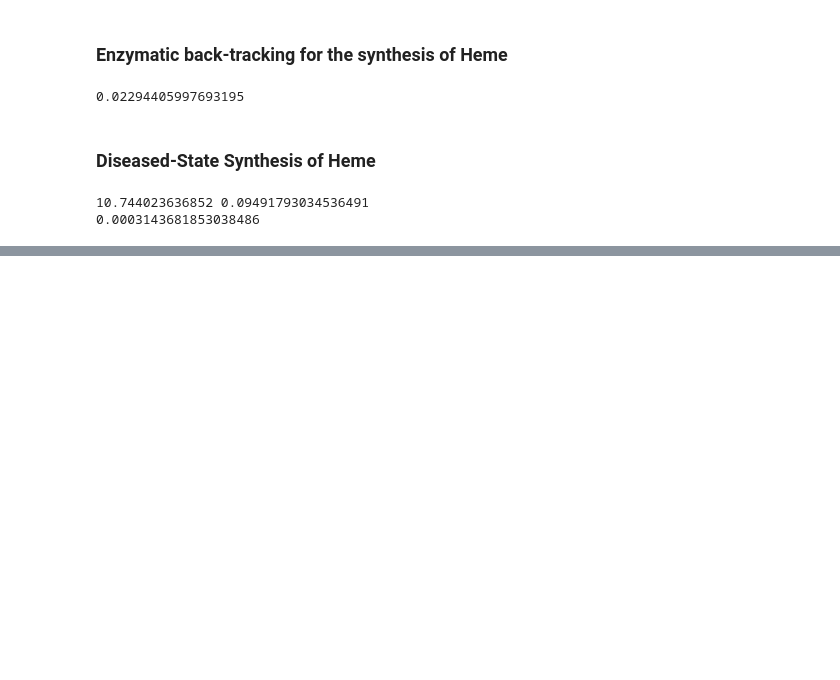
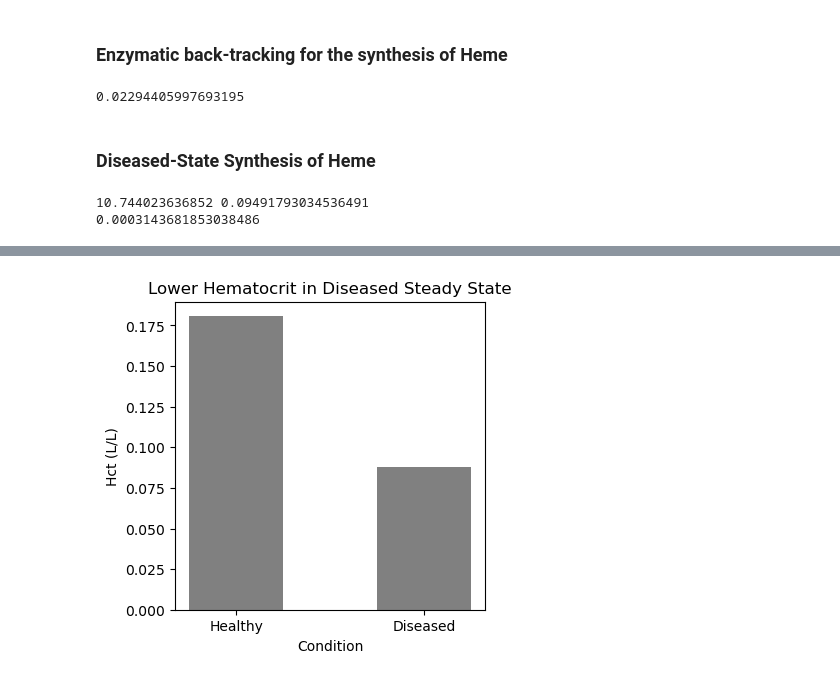
Before and after one commit to penelopenorth/PBL2, a Jupyter notebook: equations.ipynb, the cells around one changed output, grey strips where cells are left out. Saved outputs shown, nothing was run; the diff lists cells and outputs as text; code cells hidden in the pictures; blank space fills up the shorter version.

```diff
--- a/equations.ipynb
+++ b/equations.ipynb
@@ -154,0 +276,15 @@ print(n9_dis)
+# %%
+# Create a bar chart
+plt.figure(figsize=(4, 4))
+plt.bar([0, 0.2], [healthy_HCT, dis_HCT], width=0.1, align='center', color="gray")
+plt.xticks([0, 0.2], ['Healthy', 'Diseased'])
+
+# Add labels and title
+plt.xlabel('Condition')
+plt.ylabel('Hct (L/L)')
+plt.title('Lower Hematocrit in Diseased Steady State')
+
+# Display the chart
+plt.show()
+# %% [output]
+[figure, added]
```
Also changed, not shown: parts of 8 cells of this notebook.
